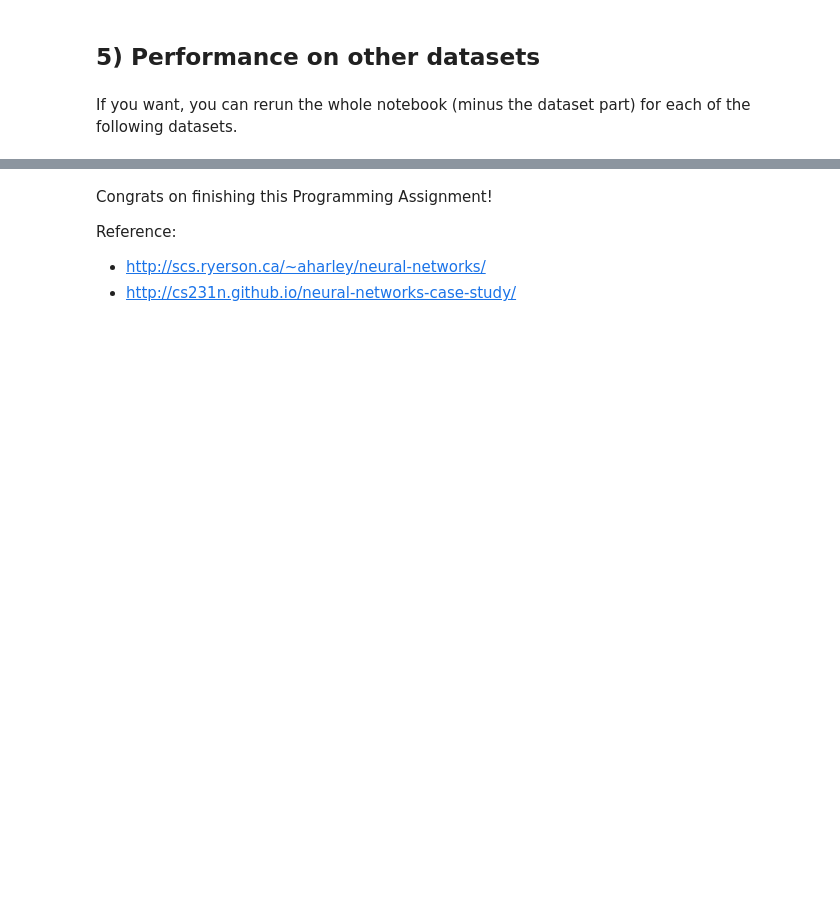
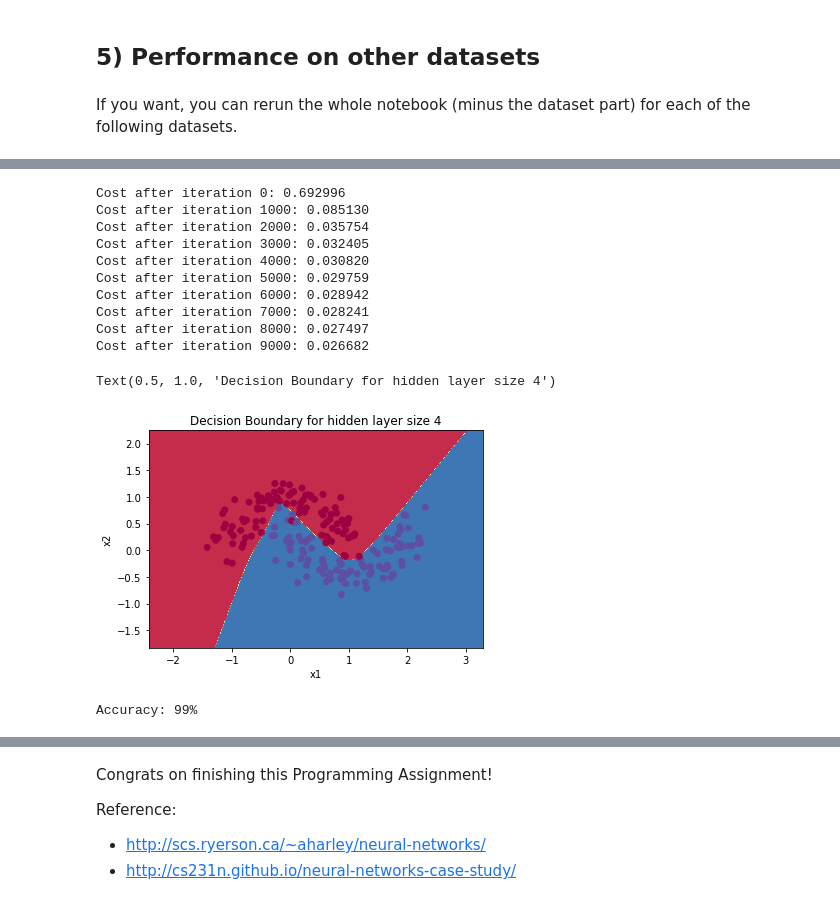
Before and after one commit to mostafa-ja/Deep-Learning-Specialization, a Jupyter notebook: Neural Networks and Deep Learning/Week3/Planar data classification with one hidden layer/Planar_data_classification_with_onehidden_layer_v6c.ipynb, the cells around one changed output, grey strips where cells are left out. Cells and saved outputs as stored; diff of their text form; code cells hidden in the pictures; blank space fills up the shorter version.

```diff
--- a/Neural Networks and Deep Learning/Week3/Planar data classification with one hidden layer/Planar_data_classification_with_onehidden_layer_v6c.ipynb
+++ b/Neural Networks and Deep Learning/Week3/Planar data classification with one hidden layer/Planar_data_classification_with_onehidden_layer_v6c.ipynb
@@ -494,16 +509,24 @@ def backward_propagation(parameters, cache, X, Y):
 
     # First, retrieve W1 and W2 from the dictionary "parameters".
     ### START CODE HERE ### (≈ 2 lines of code)
-
+    W1 = parameters['W1']
+    W2 = parameters['W2']
     ### END CODE HERE ###
 
     # Retrieve also A1 and A2 from dictionary "cache".
     ### START CODE HERE ### (≈ 2 lines of code)
-
+    A1 = cache['A1']
+    A2 = cache['A2']
     ### END CODE HERE ###
 
     # Backward propagation: calculate dW1, db1, dW2, db2.
     ### START CODE HERE ### (≈ 6 lines of code, corresponding to 6 equations on slide above)
+    dZ2 = A2 - Y
+    dW2 = 1/m * np.dot(dZ2,A1.T)
+    db2 = 1/m * np.sum(dZ2,axis=1,keepdims=True)
+    dZ1 = np.multiply(np.dot(W2.T,dZ2),1 - np.power(A1,2))
+    dW1 = 1/m * np.dot(dZ1,X.T)
+    db1 = 1/m * np.sum(dZ1,axis=1,keepdims=True)
 
     ### END CODE HERE ###
 
@@ -955,0 +1013,26 @@ plt.scatter(X[0, :], X[1, :], c=Y, s=40, cmap=plt.cm.Spectral);
+# %%
+# Build a model with a n_h-dimensional hidden layer
+parameters = nn_model(X, Y, 4, 1.2 , num_iterations = 10000, print_cost=True)
+
+# Plot the decision boundary
+plot_decision_boundary(lambda x: predict(parameters, x.T), X, Y)
+plt.title("Decision Boundary for hidden layer size " + str(4))
+# %% [output]
+Cost after iteration 0: 0.692996
+Cost after iteration 1000: 0.085130
+Cost after iteration 2000: 0.035754
+Cost after iteration 3000: 0.032405
+Cost after iteration 4000: 0.030820
+Cost after iteration 5000: 0.029759
+Cost after iteration 6000: 0.028942
+Cost after iteration 7000: 0.028241
+Cost after iteration 8000: 0.027497
+Cost after iteration 9000: 0.026682
+Text(0.5, 1.0, 'Decision Boundary for hidden layer size 4')
+[figure, added]
+# %%
+# Print accuracy
+predictions = predict(parameters, X)
+print ('Accuracy: %d' % float((np.dot(Y,predictions.T) + np.dot(1-Y,1-predictions.T))/float(Y.size)*100) + '%')
+# %% [output]
+Accuracy: 99%
```
Also changed, not shown: parts of 12 cells of this notebook.
